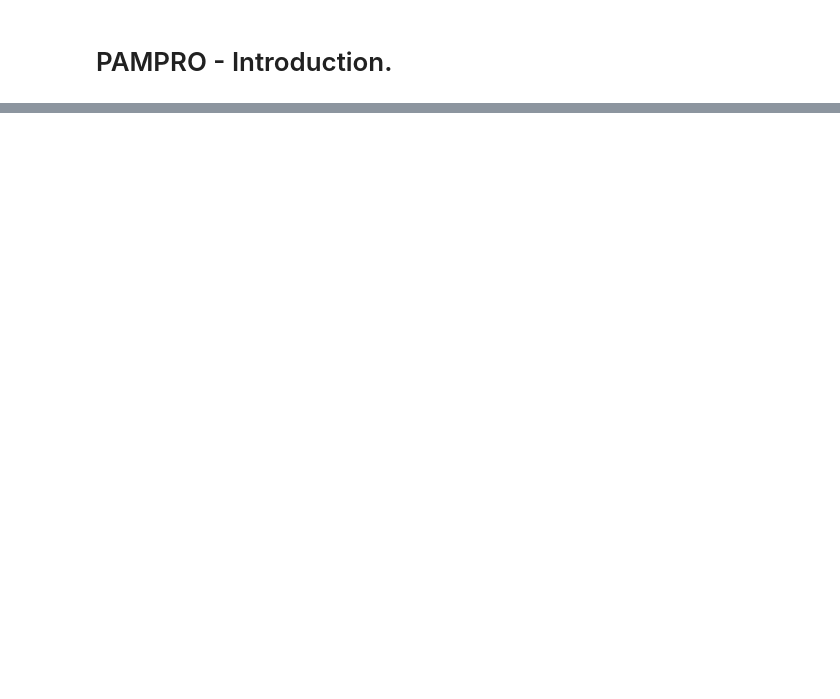
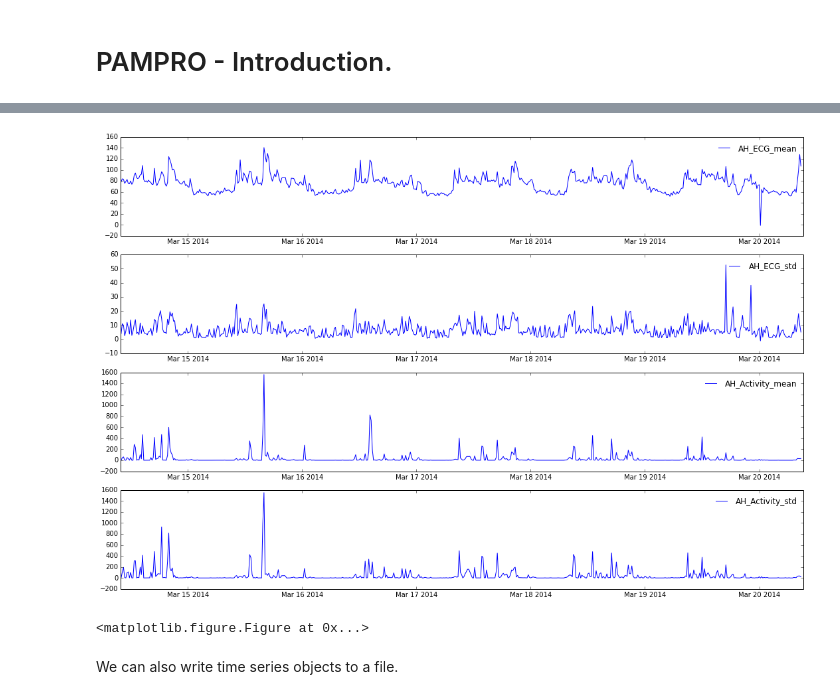
Before and after one commit to Thomite/pampro, a Jupyter notebook: examples/pampro_introduction.ipynb, the cells around one changed output, grey strips where cells are left out. Drawn from its saved outputs; the diff is of its cells as text; code cells hidden in the pictures; blank space fills up the shorter version.

```diff
--- a/examples/pampro_introduction.ipynb
+++ b/examples/pampro_introduction.ipynb
@@ -38 +32,3 @@ stats = {"X":["mean", "std"],"Y":["mean", "std"],"Z":["mean", "std"],"VM":["mean
+# %%
+stats = {"AH_Activity":["mean", "std"],"AH_ECG":["mean", "std"]}
 # %% [raw]
@@ -54,0 +42,7 @@ ts_output.draw_separate(channels=["VM_mean", "VM_std", "Pitch_std"], time_period
+# %%
+ts_output.draw_separate(time_period=heart.timeframe)
+# %% [output]
+[figure, added]
+<matplotlib.figure.Figure at 0x...>
+# %% [markdown]
+We can also write time series objects to a file.
```
Also changed, not shown: parts of 20 cells of this notebook.
